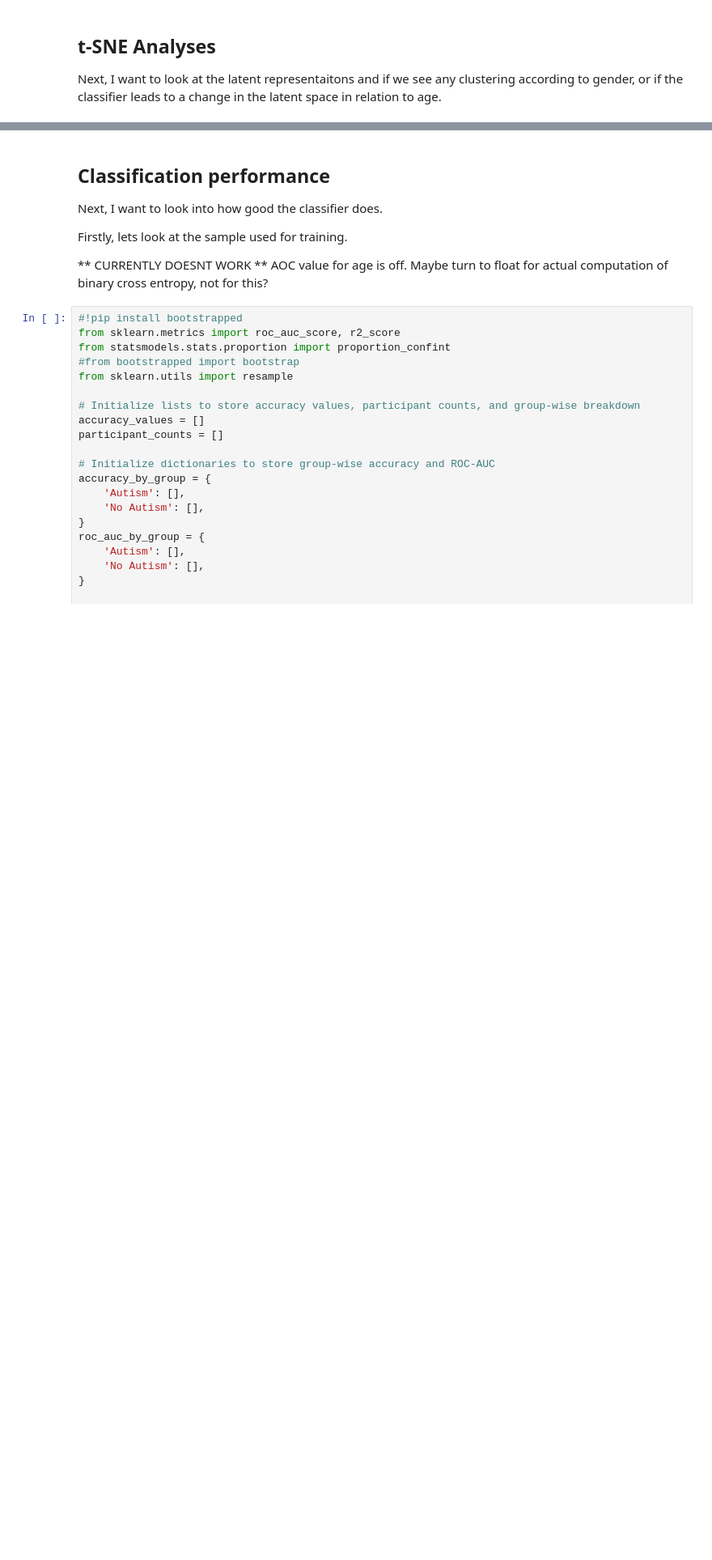
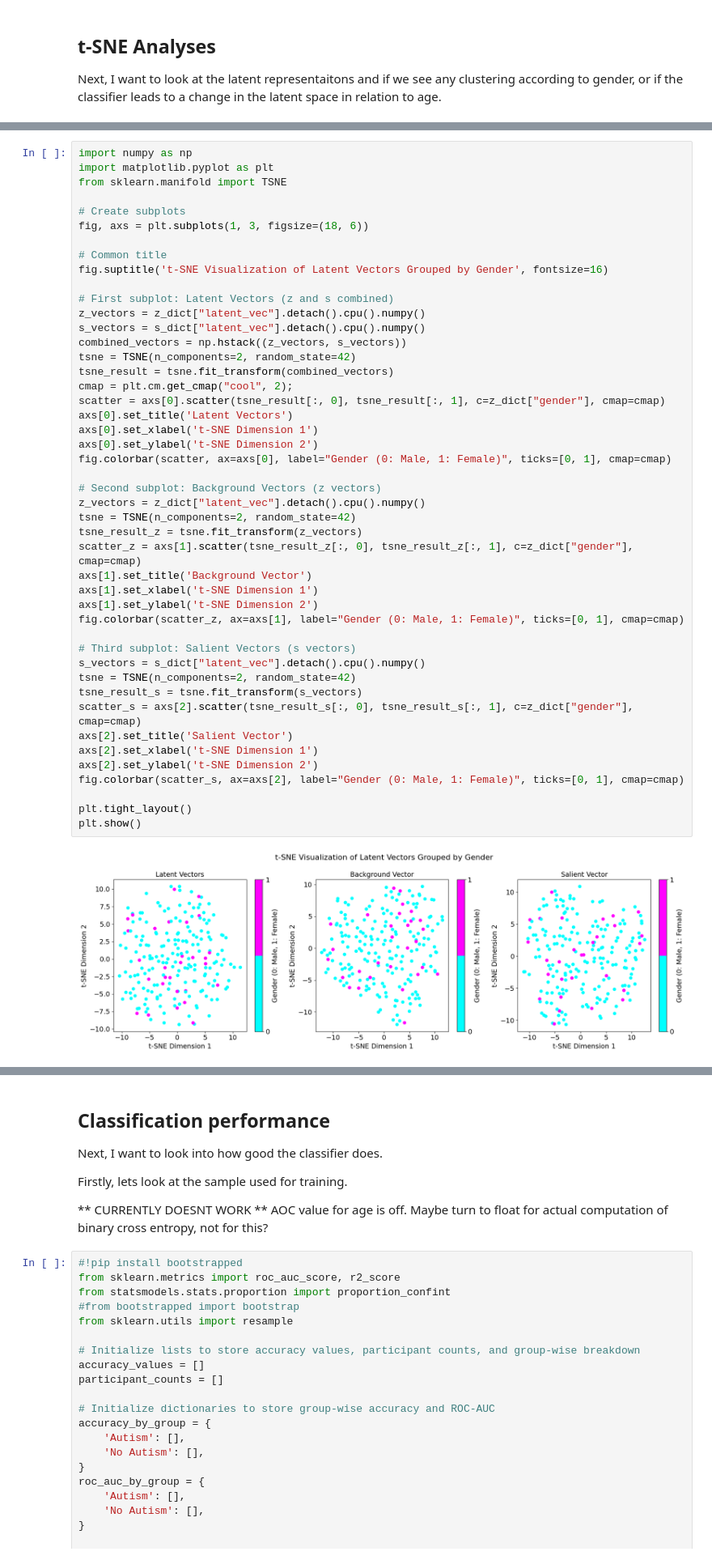
Before and after one commit to tchaase/cVAE_autism, a Jupyter notebook: code/cVAE_autism.ipynb, the cells around one changed output, grey strips where cells are left out. Shown at 81% size. Drawn from its saved outputs; the diff is of its cells as text; blank space fills up the shorter version.

```diff
--- a/code/cVAE_autism.ipynb
+++ b/code/cVAE_autism.ipynb
@@ -2439,0 +2502,48 @@ plt.show()
+# %%
+import numpy as np
+import matplotlib.pyplot as plt
+from sklearn.manifold import TSNE
+
+# Create subplots
+fig, axs = plt.subplots(1, 3, figsize=(18, 6))
+
+# Common title
+fig.suptitle('t-SNE Visualization of Latent Vectors Grouped by Gender', fontsize=16)
+
+# First subplot: Latent Vectors (z and s combined)
+z_vectors = z_dict["latent_vec"].detach().cpu().numpy()
+s_vectors = s_dict["latent_vec"].detach().cpu().numpy()
+combined_vectors = np.hstack((z_vectors, s_vectors))
+tsne = TSNE(n_components=2, random_state=42)
+tsne_result = tsne.fit_transform(combined_vectors)
+cmap = plt.cm.get_cmap("cool", 2);
+scatter = axs[0].scatter(tsne_result[:, 0], tsne_result[:, 1], c=z_dict["gender"], cmap=cmap)
+axs[0].set_title('Latent Vectors')
+axs[0].set_xlabel('t-SNE Dimension 1')
+axs[0].set_ylabel('t-SNE Dimension 2')
+fig.colorbar(scatter, ax=axs[0], label="Gender (0: Male, 1: Female)", ticks=[0, 1], cmap=cmap)
+
+# Second subplot: Background Vectors (z vectors)
+z_vectors = z_dict["latent_vec"].detach().cpu().numpy()
+tsne = TSNE(n_components=2, random_state=42)
+tsne_result_z = tsne.fit_transform(z_vectors)
+scatter_z = axs[1].scatter(tsne_result_z[:, 0], tsne_result_z[:, 1], c=z_dict["gender"], cmap=cmap)
+axs[1].set_title('Background Vector')
+axs[1].set_xlabel('t-SNE Dimension 1')
+axs[1].set_ylabel('t-SNE Dimension 2')
+fig.colorbar(scatter_z, ax=axs[1], label="Gender (0: Male, 1: Female)", ticks=[0, 1], cmap=cmap)
+
+# Third subplot: Salient Vectors (s vectors)
+s_vectors = s_dict["latent_vec"].detach().cpu().numpy()
+tsne = TSNE(n_components=2, random_state=42)
+tsne_result_s = tsne.fit_transform(s_vectors)
+scatter_s = axs[2].scatter(tsne_result_s[:, 0], tsne_result_s[:, 1], c=z_dict["gender"], cmap=cmap)
+axs[2].set_title('Salient Vector')
+axs[2].set_xlabel('t-SNE Dimension 1')
+axs[2].set_ylabel('t-SNE Dimension 2')
+fig.colorbar(scatter_s, ax=axs[2], label="Gender (0: Male, 1: Female)", ticks=[0, 1], cmap=cmap)
+
+plt.tight_layout()
+plt.show()
+# %% [output]
+[figure, added]
```
Also changed, not shown: parts of 10 cells of this notebook.
